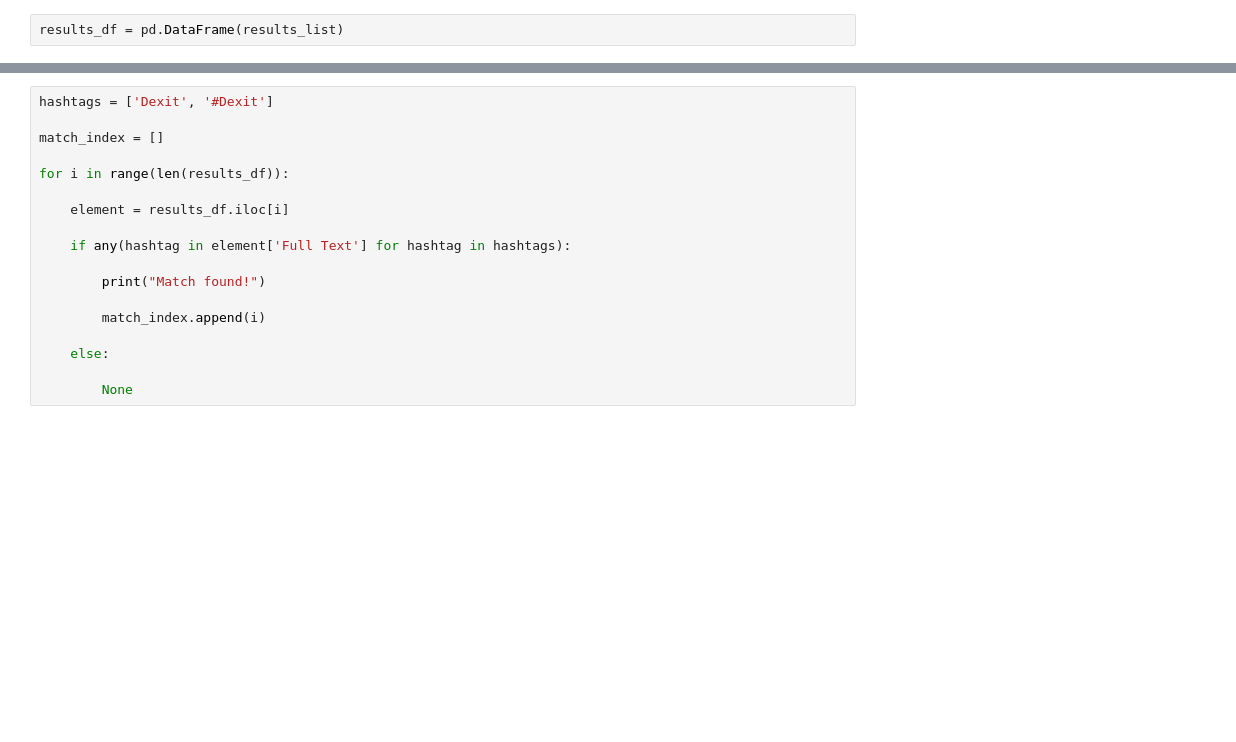
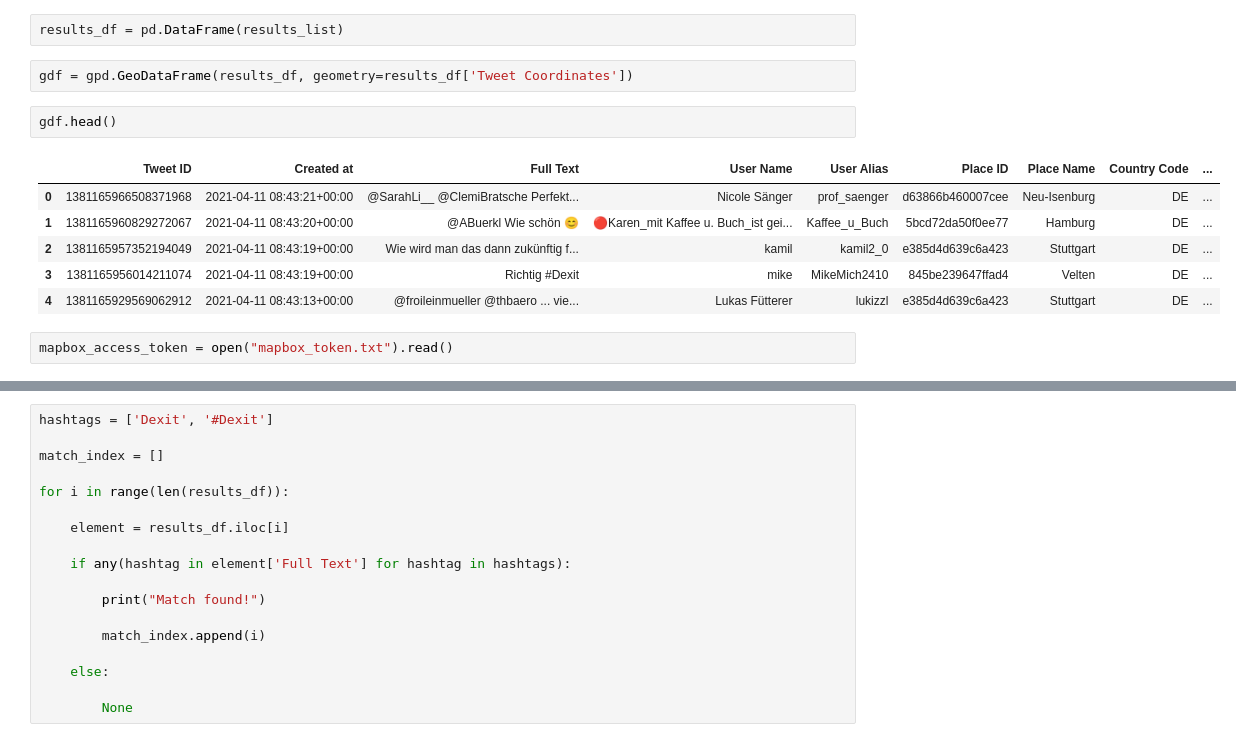
Before and after one commit to gerwolf/webscraping-workshop, a Jupyter notebook: DataFrames and APIs/DataFrames and APIs.ipynb, the cells around one changed output, grey strips where cells are left out. Saved outputs shown, nothing was run; the diff lists cells and outputs as text; blank space fills up the shorter version.

```diff
--- a/DataFrames and APIs/DataFrames and APIs.ipynb
+++ b/DataFrames and APIs/DataFrames and APIs.ipynb
@@ -464,3 +462,16 @@ for i in matches:
     results_list.append(empty_dict)
 # %%
 results_df = pd.DataFrame(results_list)
+# %%
+gdf = gpd.GeoDataFrame(results_df, geometry=results_df['Tweet Coordinates'])
+# %%
+gdf.head()
+# %% [output]
+|  | Tweet ID | Created at | Full Text | User Name | User Alias | Place ID | Place Name | Country Code | ... |
+| 0 | 1381165966508371968 | 2021-04-11 08:43:21+00:00 | @SarahLi__ @ClemiBratsche Perfekt... | Nicole Sänger | prof_saenger | d63866b460007cee | Neu-Isenburg | DE | ... |
+| 1 | 1381165960829272067 | 2021-04-11 08:43:20+00:00 | @ABuerkl Wie schön 😊 | 🔴Karen_mit Kaffee u. Buch_ist gei... | Kaffee_u_Buch | 5bcd72da50f0ee77 | Hamburg | DE | ... |
+| 2 | 1381165957352194049 | 2021-04-11 08:43:19+00:00 | Wie wird man das dann zukünftig f... | kamil | kamil2_0 | e385d4d639c6a423 | Stuttgart | DE | ... |
+| 3 | 1381165956014211074 | 2021-04-11 08:43:19+00:00 | Richtig #Dexit | mike | MikeMich2410 | 845be239647ffad4 | Velten | DE | ... |
+| 4 | 1381165929569062912 | 2021-04-11 08:43:13+00:00 | @froileinmueller @thbaero ... vie... | Lukas Fütterer | lukizzl | e385d4d639c6a423 | Stuttgart | DE | ... |
+# %%
+mapbox_access_token = open("mapbox_token.txt").read()
```
Also changed, not shown: parts of 17 cells of this notebook, 1 other file.
